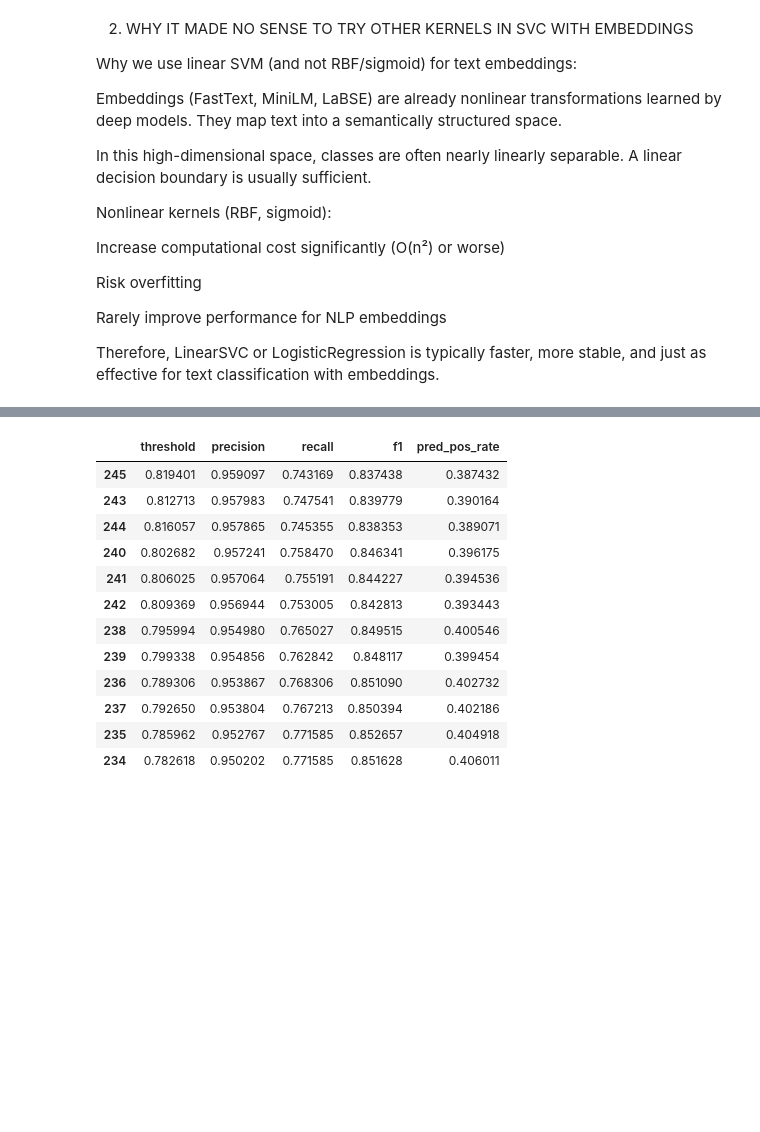
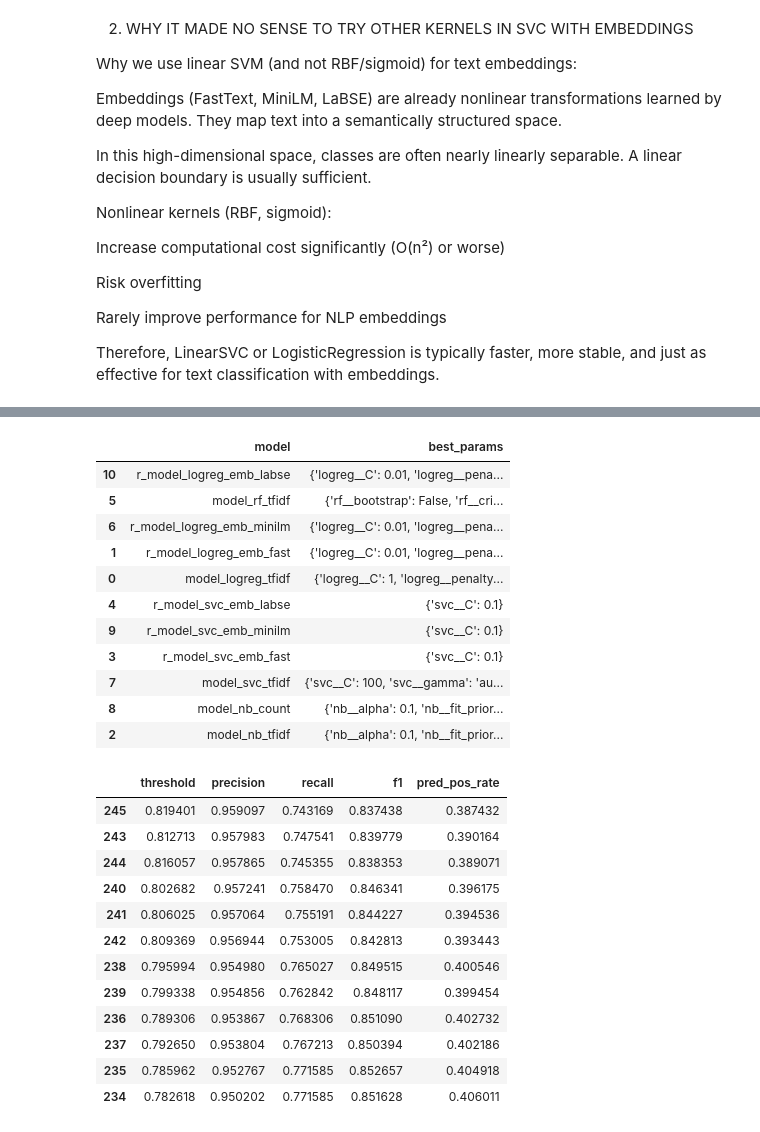
Before and after one commit to PacoBahena/hate_detection, a Jupyter notebook: ia_hate/models/Learning.ipynb, the cells around one changed output, grey strips where cells are left out. Saved outputs shown, nothing was run; the diff lists cells and outputs as text; code cells hidden in the pictures; blank space fills up the shorter version.

```diff
--- a/ia_hate/models/Learning.ipynb
+++ b/ia_hate/models/Learning.ipynb
@@ -699,3 +696,19 @@ model_results
+# %%
+pd.set_option('display.max_colwidth', None)
+model_results[["model","best_params"]]
+# %% [output]
+|  | model | best_params |
+| 10 | r_model_logreg_emb_labse | {'logreg__C': 0.01, 'logreg__pena... |
+| 5 | model_rf_tfidf | {'rf__bootstrap': False, 'rf__cri... |
+| 6 | r_model_logreg_emb_minilm | {'logreg__C': 0.01, 'logreg__pena... |
+| 1 | r_model_logreg_emb_fast | {'logreg__C': 0.01, 'logreg__pena... |
+| 0 | model_logreg_tfidf | {'logreg__C': 1, 'logreg__penalty... |
+| 4 | r_model_svc_emb_labse | {'svc__C': 0.1} |
+| 9 | r_model_svc_emb_minilm | {'svc__C': 0.1} |
+| 3 | r_model_svc_emb_fast | {'svc__C': 0.1} |
+| 7 | model_svc_tfidf | {'svc__C': 100, 'svc__gamma': 'au... |
+| 8 | model_nb_count | {'nb__alpha': 0.1, 'nb__fit_prior... |
+| 2 | model_nb_tfidf | {'nb__alpha': 0.1, 'nb__fit_prior... |
 # %%
 
 from sklearn.metrics import precision_score, recall_score, f1_score
```
Also changed, not shown: parts of 4 cells of this notebook, 1 other file.
